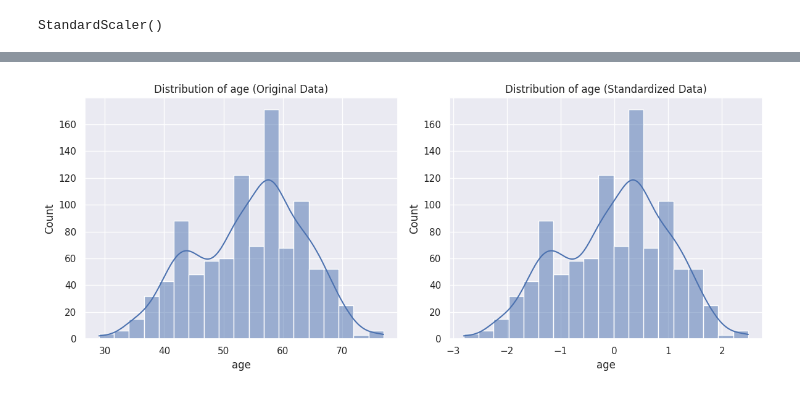
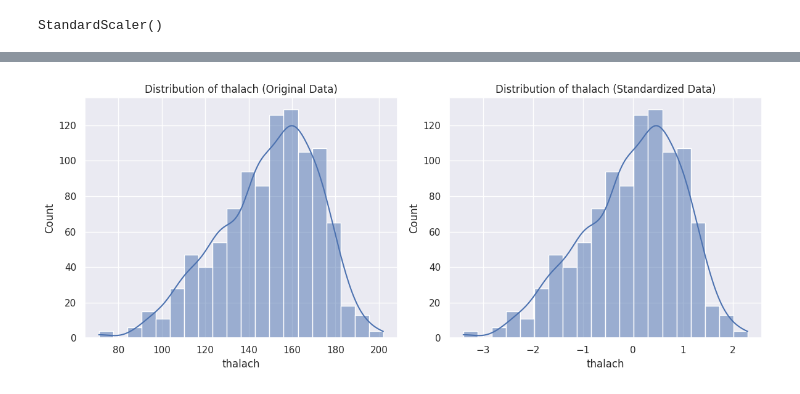
Before and after one commit to Rathod11jay/Machine_Learning, a Jupyter notebook: Heart_Disease_Data_Standardization.ipynb, the cells around one changed output, grey strips where cells are left out. Saved outputs shown, nothing was run; the diff lists cells and outputs as text; code cells hidden in the pictures.

```diff
--- a/Heart_Disease_Data_Standardization.ipynb
+++ b/Heart_Disease_Data_Standardization.ipynb
@@ -94,25 +94,25 @@ standardized_data.head()
 # %%
 # Visualizing Original data and standardized data
 
 fig, ax = plt.subplots(1, 2 ,figsize=(12, 5))
 
-feature = 'age'
+feature = 'thalach'
 
 sns.set_theme()
 
 # Original Data Plot
 sns.histplot(heart_disease_dataset[feature], kde=True, ax=ax[0])
 ax[0].set_title(f'Distribution of {feature} (Original Data)')
 ax[0].set_xlabel(feature)
 ax[0].set_ylabel('Count')
 
 # Standardized Data Plot
 sns.histplot(standardized_data[feature], kde=True, ax=ax[1])
 ax[1].set_title(f'Distribution of {feature} (Standardized Data)')
 ax[1].set_xlabel(feature)
 ax[1].set_ylabel('Count')
 
 plt.tight_layout()
 plt.show()
 # %% [output]
-[figure, old version]
+[figure, new version]
```
